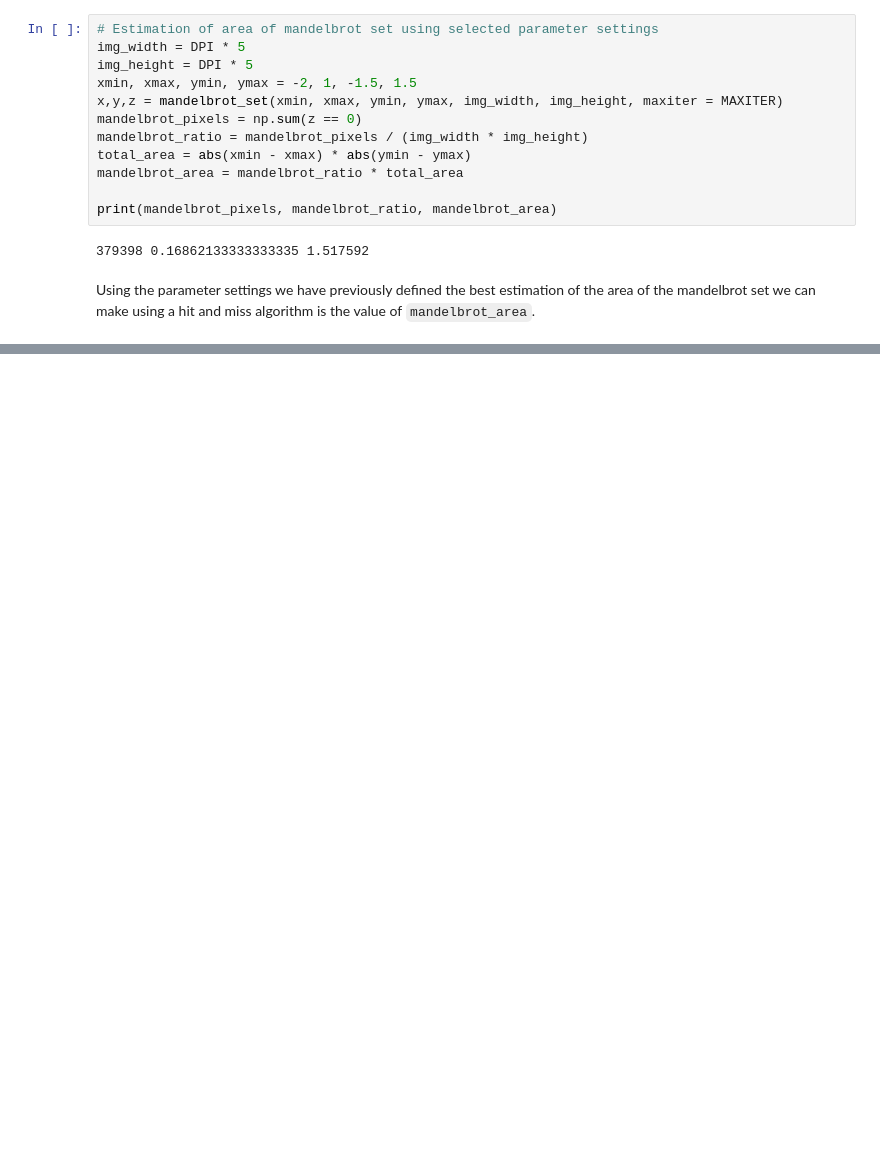
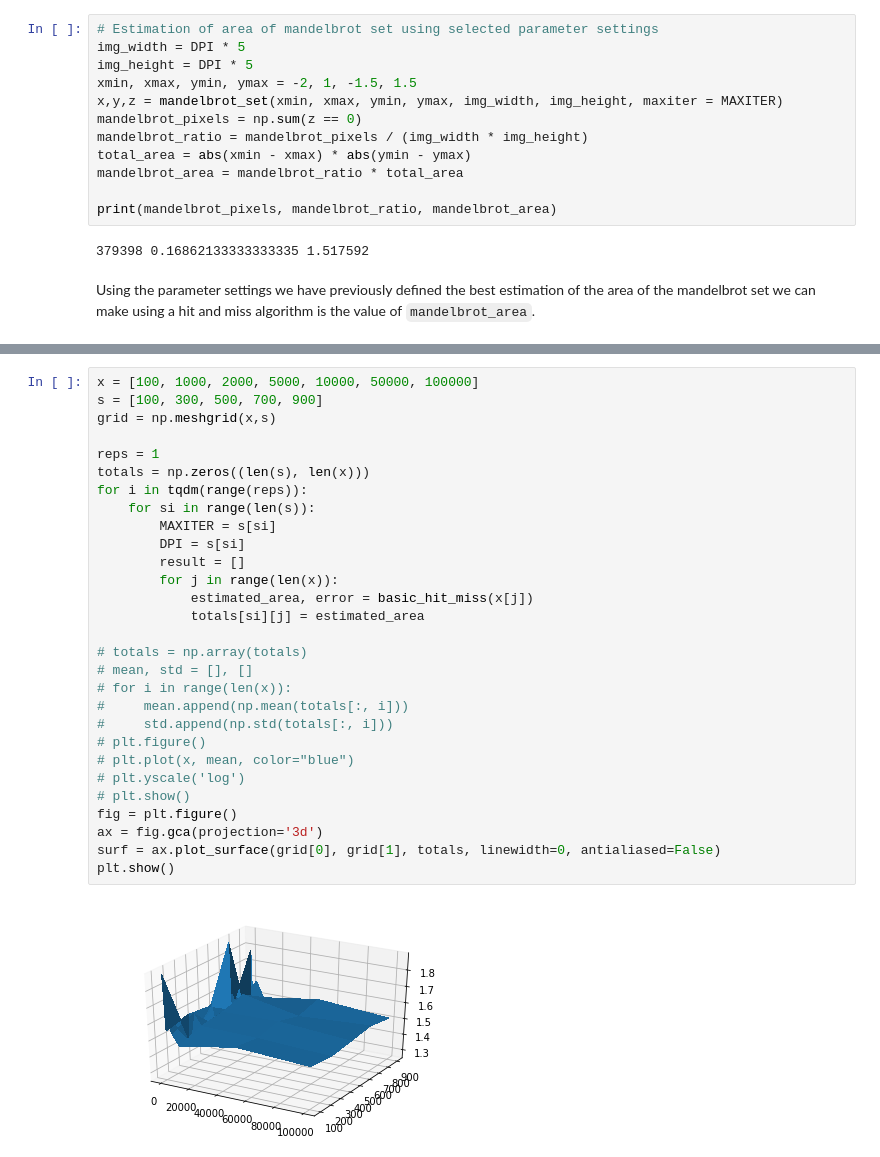
Before and after one commit to WavyV/StochasticSimulation, a Jupyter notebook: Assignment1/SM_Assignment1.ipynb, the cells around one changed output, grey strips where cells are left out. Saved outputs shown, nothing was run; the diff lists cells and outputs as text; blank space fills up the shorter version.

```diff
--- a/Assignment1/SM_Assignment1.ipynb
+++ b/Assignment1/SM_Assignment1.ipynb
@@ -98,0 +120,31 @@ print(error)
+# %%
+x = [100, 1000, 2000, 5000, 10000, 50000, 100000]
+s = [100, 300, 500, 700, 900]
+grid = np.meshgrid(x,s)
+
+reps = 1
+totals = np.zeros((len(s), len(x)))
+for i in tqdm(range(reps)):
+    for si in range(len(s)):
+        MAXITER = s[si]
+        DPI = s[si]
+        result = []
+        for j in range(len(x)):
+            estimated_area, error = basic_hit_miss(x[j])
+            totals[si][j] = estimated_area
+
+# totals = np.array(totals)
+# mean, std = [], []
+# for i in range(len(x)):
+#     mean.append(np.mean(totals[:, i]))
+#     std.append(np.std(totals[:, i]))
+# plt.figure()
+# plt.plot(x, mean, color="blue")
+# plt.yscale('log')
+# plt.show()
+fig = plt.figure()
+ax = fig.gca(projection='3d')
+surf = ax.plot_surface(grid[0], grid[1], totals, linewidth=0, antialiased=False)
+plt.show()
+# %% [output]
+[figure, added]
```
Also changed, not shown: parts of 4 cells of this notebook.
